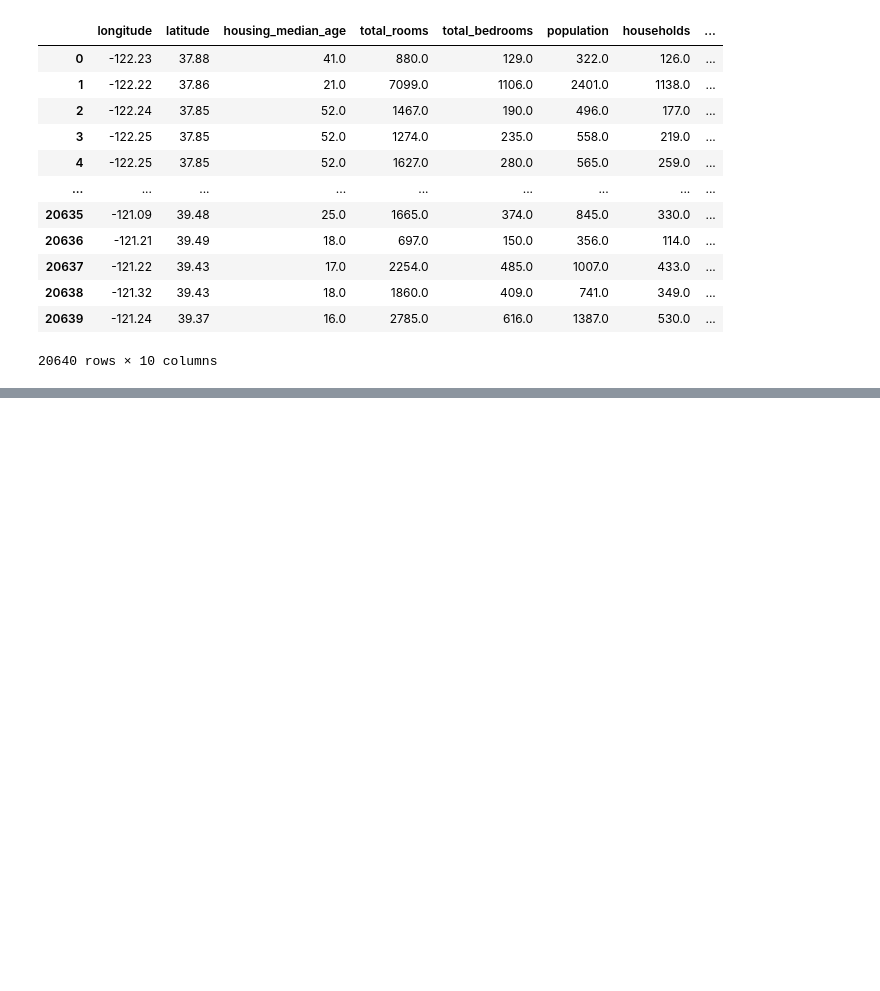
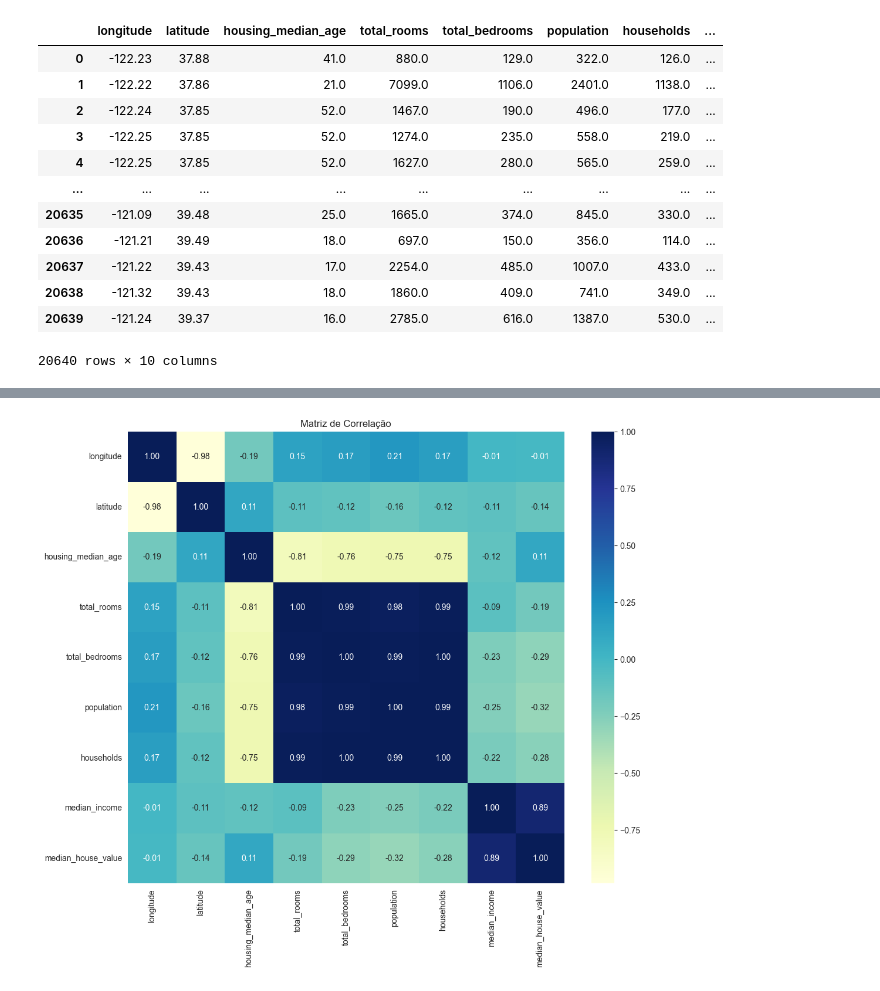
Before and after one commit to Haell39/Previsao_Preco_de_Imoveis, a Jupyter notebook: main.ipynb, the cells around one changed output, grey strips where cells are left out. Drawn from its saved outputs; the diff is of its cells as text; code cells hidden in the pictures; blank space fills up the shorter version.

```diff
--- a/main.ipynb
+++ b/main.ipynb
@@ -22,0 +132,10 @@ data
+# %%
+columns_to_drop_for_correlation = ['ocean_proximity']
+
+#copia do dataset pra nao modificar o original
+data_numeric_only = train_data.drop(columns=columns_to_drop_for_correlation, errors='ignore')
+
+#calculando a correlação
+correlation_matrix = data_numeric_only.corr()
+print("Matriz de Correlação:")
+display(correlation_matrix)
@@ -22,0 +154,6 @@ data
+# %%
+plt.figure(figsize=(12, 10))
+sns.heatmap(correlation_matrix.corr(), annot=True, cmap='YlGnBu', fmt='.2f')
+plt.title('Matriz de Correlação')
+# %% [output]
+[figure, added]
```
Also changed, not shown: parts of 11 cells of this notebook.
